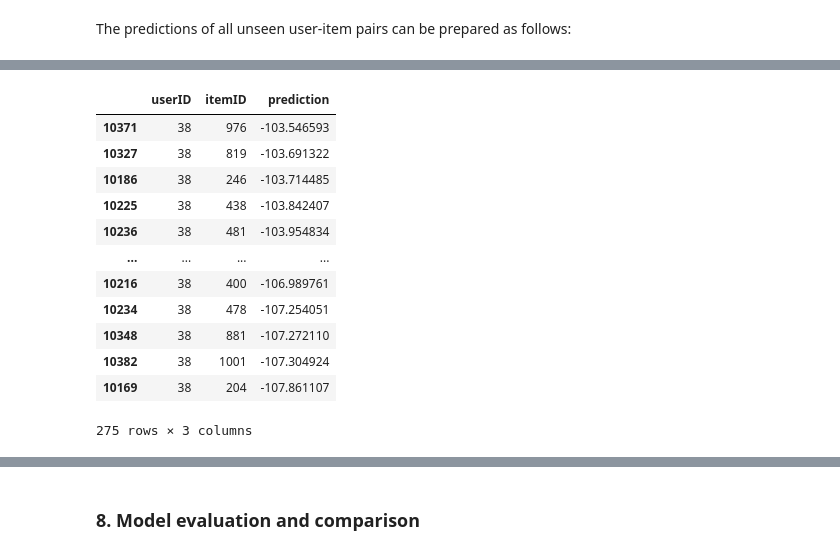
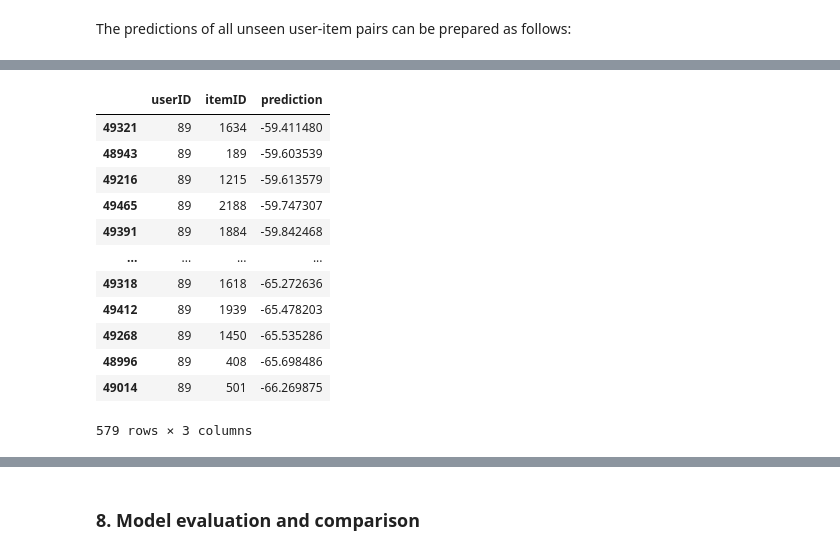
Before and after one commit to Ingernieros-del-IE/influence_marketing, a Jupyter notebook: influence_marketing_reco/models/lightfm.ipynb, the cells around one changed output, grey strips where cells are left out. Drawn from its saved outputs; the diff is of its cells as text; code cells hidden in the pictures.

```diff
--- a/influence_marketing_reco/models/lightfm.ipynb
+++ b/influence_marketing_reco/models/lightfm.ipynb
@@ -294,21 +232,21 @@ dataset2 = Dataset()
 dataset2.fit(df['userID'],
             df['itemID'],
             item_features=all_hashtags,
-            user_features=all_categoriesCo)
+            user_features=all_hashtagsCo)
 # %% [markdown]
 The hashtags are then converted into a item feature matrix using the build_item_features method as follows:
 # %%
-item_features = dataset2.build_item_features((x, y) for x,y in zip(df.itemID, df.Hashtags))
+item_features = dataset2.build_item_features((x, y) for x,y in zip(df.itemID, df.user_hashtags_en))
 # %% [markdown]
 The user occupations are then converted into an user feature matrix using the build_user_features method as follows:
 # %%
-user_features = dataset2.build_user_features((x, [y]) for x,y in zip(df.userID, df['Category_co']))
+user_features = dataset2.build_user_features((x, y) for x,y in zip(df.userID, df.brand_hashtags_en))
 # %% [markdown]
 We will use cross_validation.random_train_test_split method to split the interaction data and splits it into two disjoint training and test sets.
 # %% [markdown]
 Once the item and user features matrices have been completed, we build the interaction matrix and split the interactions into train and test sets as follows:
 # %%
-interactions2, weights2 = dataset2.build_interactions(df.iloc[:, [10,0,16]].values)
+interactions2, weights2 = dataset2.build_interactions(df.iloc[:, [15,0,16]].values)
 
 train_interactions2, test_interactions2 = cross_validation.random_train_test_split(
     interactions2,
@@ -374,16 +350,16 @@ Took 13.1 seconds for prepare and predict all data.
 # %%
-all_predictions2[all_predictions2['userID']==38].sort_values(by=['prediction'], ascending=False)
+all_predictions2[all_predictions2['userID']==89].sort_values(by=['prediction'], ascending=False)
 # %% [output]
 |  | userID | itemID | prediction |
-| 10371 | 38 | 976 | -103.546593 |
-| 10327 | 38 | 819 | -103.691322 |
-| 10186 | 38 | 246 | -103.714485 |
-| 10225 | 38 | 438 | -103.842407 |
-| 10236 | 38 | 481 | -103.954834 |
+| 49321 | 89 | 1634 | -59.411480 |
+| 48943 | 89 | 189 | -59.603539 |
+| 49216 | 89 | 1215 | -59.613579 |
+| 49465 | 89 | 2188 | -59.747307 |
+| 49391 | 89 | 1884 | -59.842468 |
 | ... | ... | ... | ... |
-| 10216 | 38 | 400 | -106.989761 |
-| 10234 | 38 | 478 | -107.254051 |
-| 10348 | 38 | 881 | -107.272110 |
-| 10382 | 38 | 1001 | -107.304924 |
-| 10169 | 38 | 204 | -107.861107 |
+| 49318 | 89 | 1618 | -65.272636 |
+| 49412 | 89 | 1939 | -65.478203 |
+| 49268 | 89 | 1450 | -65.535286 |
+| 48996 | 89 | 408 | -65.698486 |
+| 49014 | 89 | 501 | -66.269875 |
-275 rows × 3 columns
+579 rows × 3 columns
```
Also changed, not shown: parts of 30 cells of this notebook, 46 other files.
